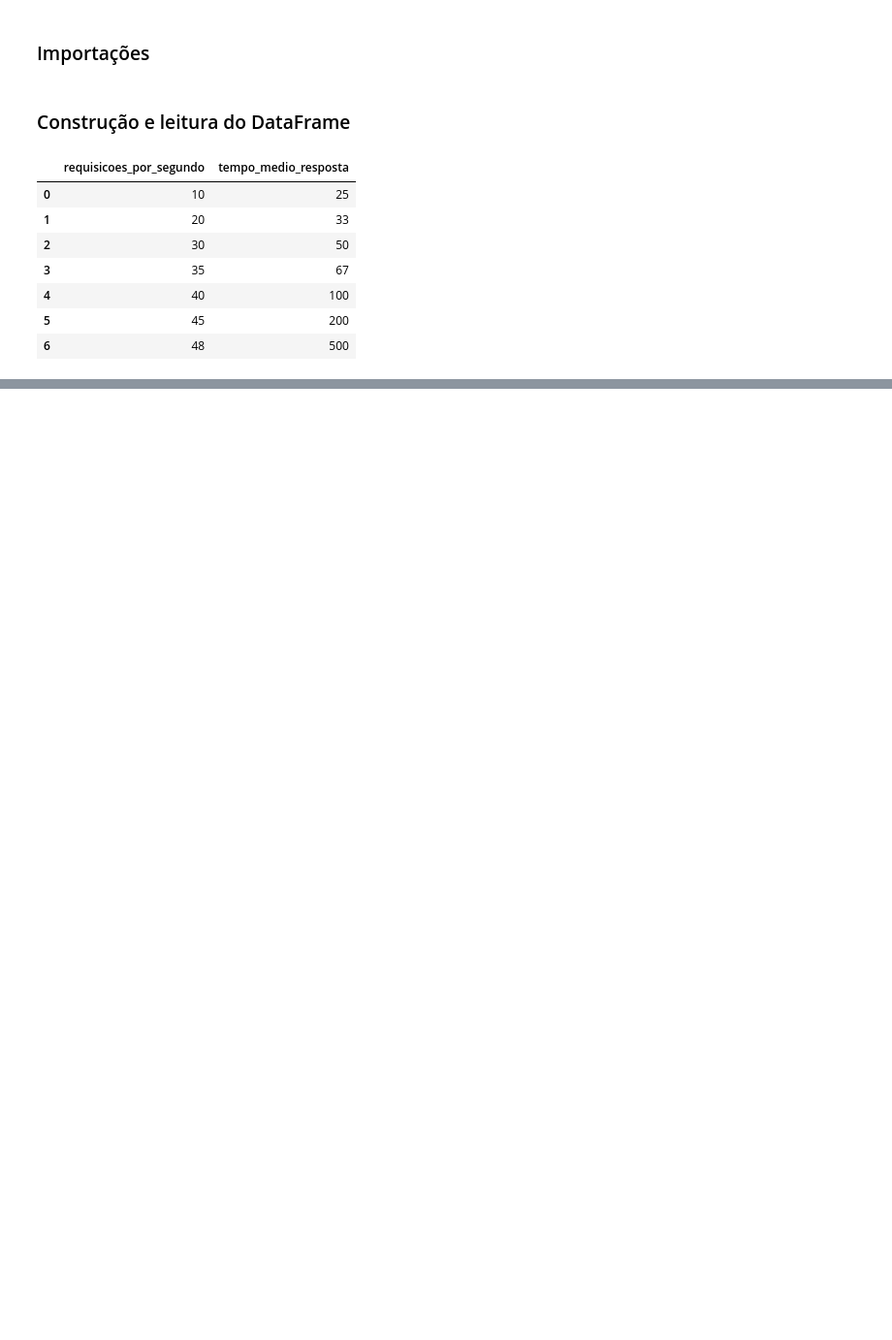
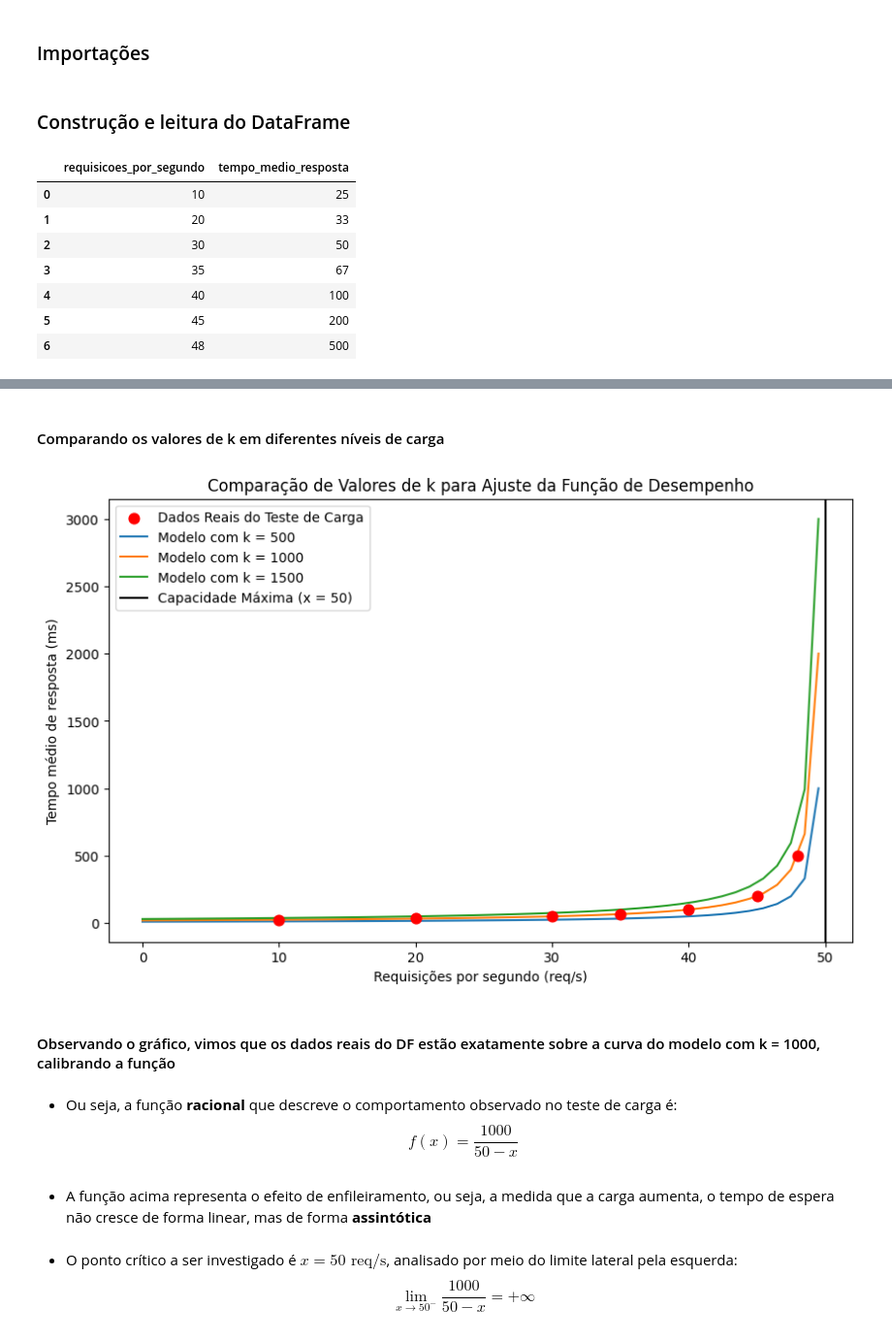
Before and after one commit to liviapisanello/cp4-calculo, a Jupyter notebook: cp4.ipynb, the cells around one changed output, grey strips where cells are left out. Shown at 97% size. Drawn from its saved outputs; the diff is of its cells as text; code cells hidden in the pictures; blank space fills up the shorter version.

```diff
--- a/cp4.ipynb
+++ b/cp4.ipynb
@@ -47,0 +106,39 @@ display(df)
+# %% [markdown]
+#### Comparando os valores de k em diferentes níveis de carga
+# %%
+x_dados = df['requisicoes_por_segundo']
+y_dados = df['tempo_medio_resposta']
+
+# gera uma sequência de números com intervalos iguais dentro do range
+# definindo o máximo como quase 50, por termos de performance
+x_curva = np.linspace(0, 49.5)
+
+# testando na mão diferentes k valores
+k_valores = [500, 1000, 1500]
+
+plt.figure(figsize=(10, 6))
+plt.scatter(x_dados, y_dados, color="red", s=60, zorder=5, label="Dados Reais do Teste de Carga")
+
+for k in k_valores:
+    y_curva = k / (50 - x_curva)
+    plt.plot(x_curva, y_curva, label=f"Modelo com k = {k}")
+
+# assíntota vertical em x = 50
+plt.axvline(x=50, color="black", label="Capacidade Máxima (x = 50)")
+
+plt.title("Comparação de Valores de k para Ajuste da Função de Desempenho")
+plt.xlabel("Requisições por segundo (req/s)")
+plt.ylabel("Tempo médio de resposta (ms)")
+plt.legend()
+plt.show()
+# %% [output]
+[figure, added]
+# %% [markdown]
+#### Observando o gráfico, vimos que os dados reais do DF estão exatamente sobre a curva do modelo com k = 1000, calibrando a função
+# %% [markdown]
+- Ou seja, a função **racional** que descreve o comportamento observado no teste de carga é:
+$$f(x) = \frac{1000}{50 - x}$$
+# %% [markdown]
+  - A função acima representa o efeito de enfileiramento, ou seja, a medida que a carga aumenta, o tempo de espera não cresce de forma linear, mas de forma **assintótica**
+# %% [markdown]
+- O ponto crítico a ser investigado é $x = 50\text{ req/s}$, analisado por meio do limite lateral pela esquerda:$$\lim_{x \to 50^-} \frac{1000}{50 - x} = +\infty$$
```
Also changed, not shown: parts of 37 cells of this notebook, 1 other file.
